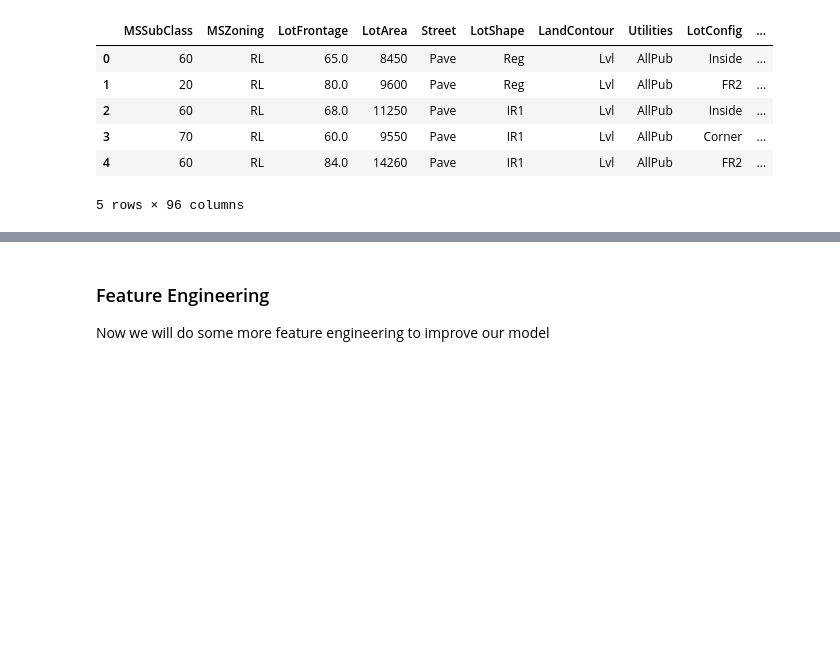
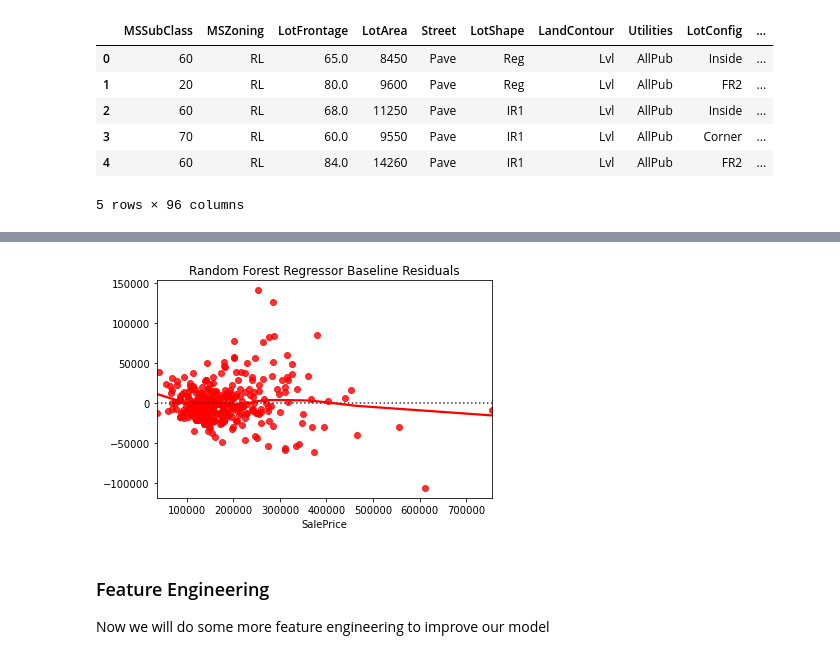
Before and after one commit to MLondon1027/Boston_Area_Real_Estate, a Jupyter notebook: Housing.ipynb, the cells around one changed output, grey strips where cells are left out. Saved outputs shown, nothing was run; the diff lists cells and outputs as text; code cells hidden in the pictures; blank space fills up the shorter version.

```diff
--- a/Housing.ipynb
+++ b/Housing.ipynb
@@ -371,0 +386,5 @@ Model got an average score of R2: 0.8398460077999946
+# %%
+# RMSE- GBR
+gbr_mod = GradientBoostingRegressor().fit(X_train,y_train)
+gbr_y_pred = gbr_mod.predict(X_test)
+sklearn.metrics.mean_squared_error(y_test, gbr_y_pred, squared=False)
@@ -372,3 +406,8 @@ Model got an average score of R2: 0.8398460077999946
+# %%
+sns.residplot(y_test, gbr_y_pred, lowess=True, color='r')
+plt.title('Random Forest Regressor Baseline Residuals');
+# %% [output]
+[figure, added]
 # %% [markdown]
 ### Feature Engineering
 Now we will do some more feature engineering to improve our model
```
Also changed, not shown: parts of 10 cells of this notebook.
